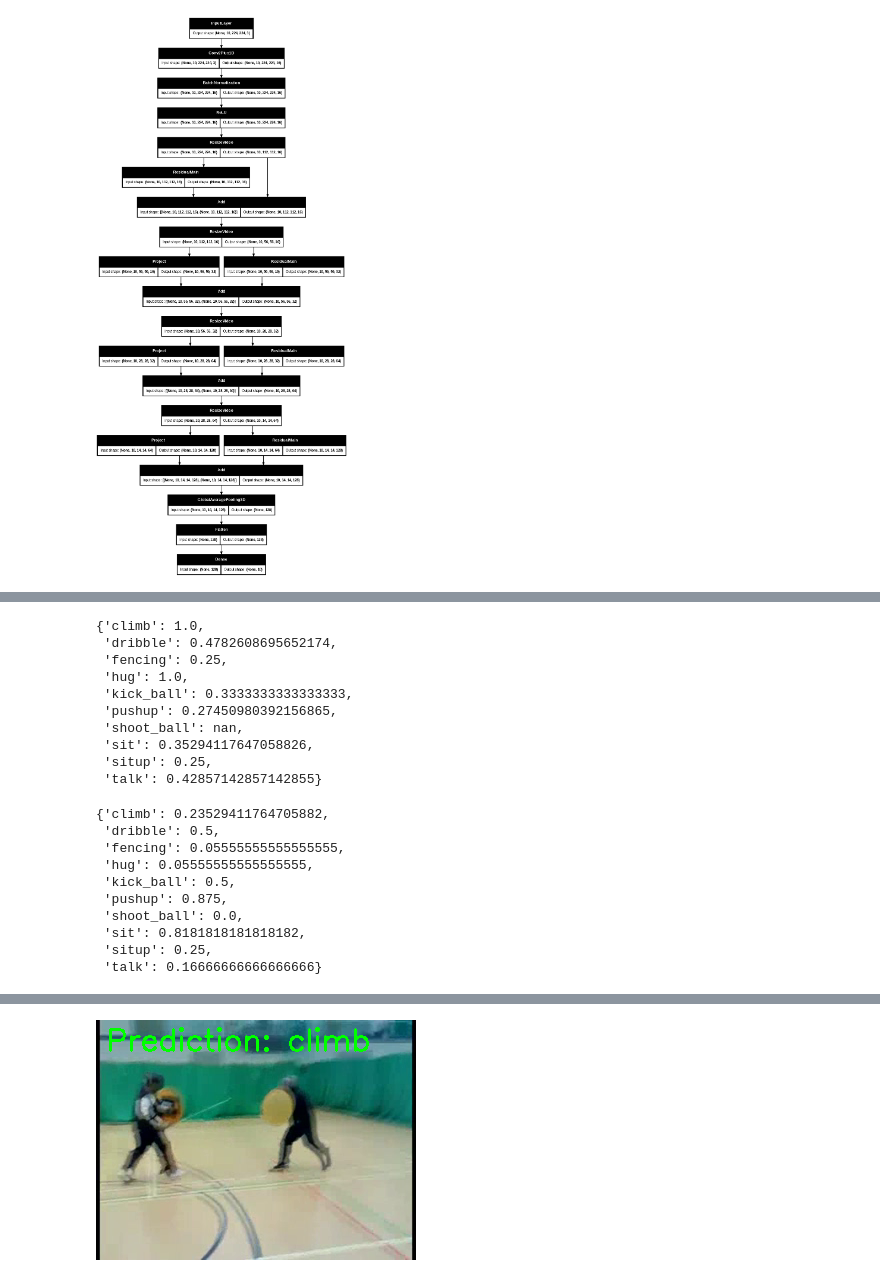
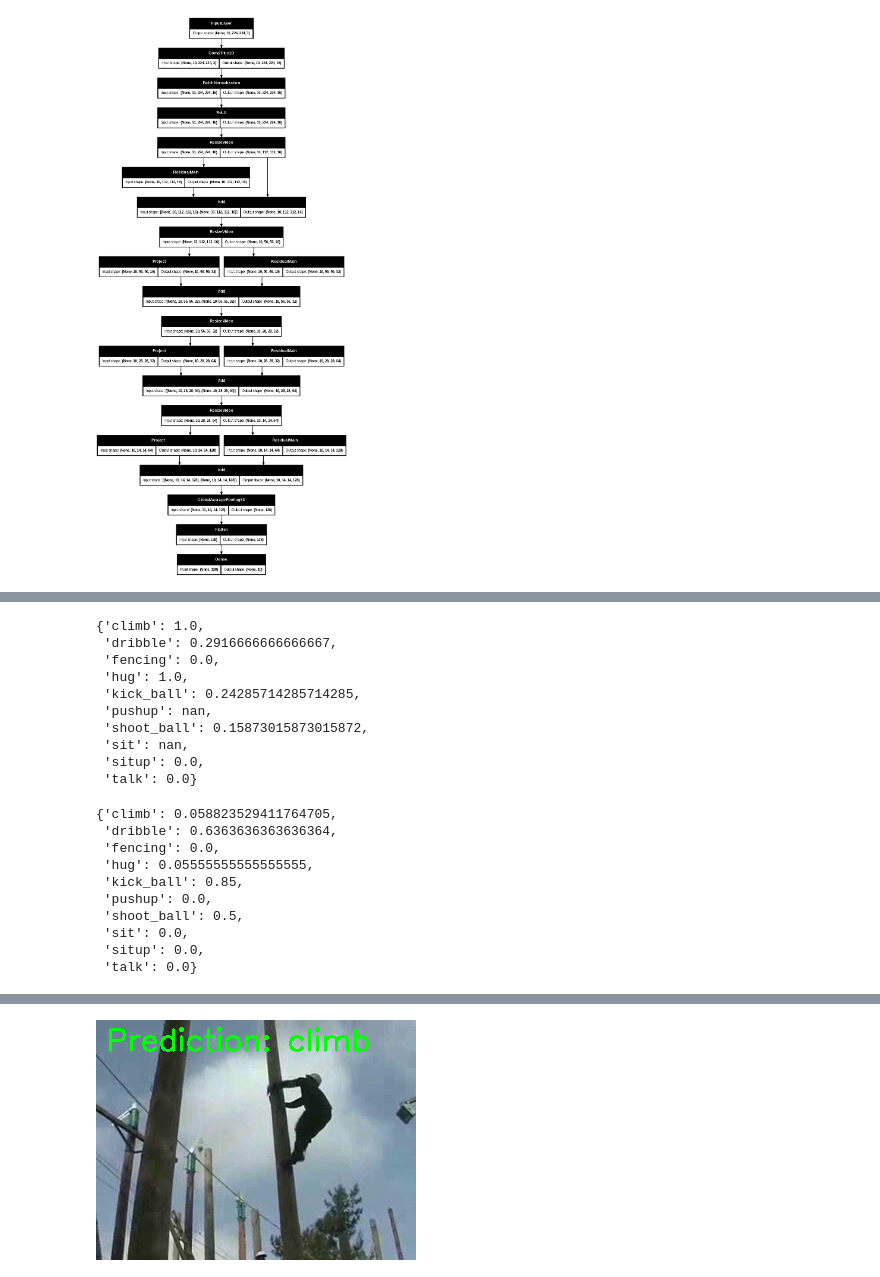
Before and after one commit to MaheeGamage/TIES4911-DL-for-dev, a Jupyter notebook: Task-4/Task 4-5.ipynb, the cells around one changed output, grey strips where cells are left out. Saved outputs shown, nothing was run; the diff lists cells and outputs as text; code cells hidden in the pictures.

```diff
--- a/Task-4/Task 4-5.ipynb
+++ b/Task-4/Task 4-5.ipynb
@@ -646,6 +646,6 @@ model.compile(loss = keras.losses.SparseCategoricalCrossentropy(from_logits=True
               metrics = ['accuracy'])
 # %%
 history = model.fit(x = train_ds,
-                    epochs = 5,
+                    epochs = 2,
                     validation_data = val_ds)
 # %% [output]
@@ -787,28 +781,28 @@ precision, recall = calculate_classification_metrics(actual, predicted, labels)
 precision
 # %% [output]
 {'climb': 1.0,
- 'dribble': 0.4782608695652174,
- 'fencing': 0.25,
+ 'dribble': 0.2916666666666667,
+ 'fencing': 0.0,
  'hug': 1.0,
- 'kick_ball': 0.3333333333333333,
- 'pushup': 0.27450980392156865,
- 'shoot_ball': nan,
- 'sit': 0.35294117647058826,
- 'situp': 0.25,
- 'talk': 0.42857142857142855}
+ 'kick_ball': 0.24285714285714285,
+ 'pushup': nan,
+ 'shoot_ball': 0.15873015873015872,
+ 'sit': nan,
+ 'situp': 0.0,
+ 'talk': 0.0}
 # %%
 recall
 # %% [output]
-{'climb': 0.23529411764705882,
- 'dribble': 0.5,
- 'fencing': 0.05555555555555555,
+{'climb': 0.058823529411764705,
+ 'dribble': 0.6363636363636364,
+ 'fencing': 0.0,
  'hug': 0.05555555555555555,
- 'kick_ball': 0.5,
- 'pushup': 0.875,
- 'shoot_ball': 0.0,
- 'sit': 0.8181818181818182,
- 'situp': 0.25,
- 'talk': 0.16666666666666666}
+ 'kick_ball': 0.85,
+ 'pushup': 0.0,
+ 'shoot_ball': 0.5,
+ 'sit': 0.0,
+ 'situp': 0.0,
+ 'talk': 0.0}
 # %%
 import cv2
 import tensorflow as tf
@@ -855,7 +849,7 @@ def predict_on_video(video_path):
         print(f"An error occurred: {e}")
 
 # Example usage:
-path_string = "/content/HMDB51_prepared/test/fencing/Rapier_and_Rotella_(Shield)_Second_Bout_Nick_vs__Gareth_fencing_f_cm_np2_le_bad_1.avi"
+path_string = "/content/HMDB51_prepared/test/climb/Pole_Climbing_Challenging_gravity_climb_f_cm_np1_ba_med_2.avi"
 test_video_path = pathlib.Path(path_string)
 # test_video_path = list(subset_paths['test'].glob('**/*.avi'))[0] # Get the path of a video in the test set
 print(f"Predicting on video: {test_video_path}")
@@ -866,2 +860,2 @@ Predicting on video: /content/HMDB51_prepared/test/fencing/Rapier_and_Rotella_(S
 Prediction:  climb
-[figure, old version]
+[figure, new version]
```
Also changed, not shown: parts of 7 cells of this notebook.
